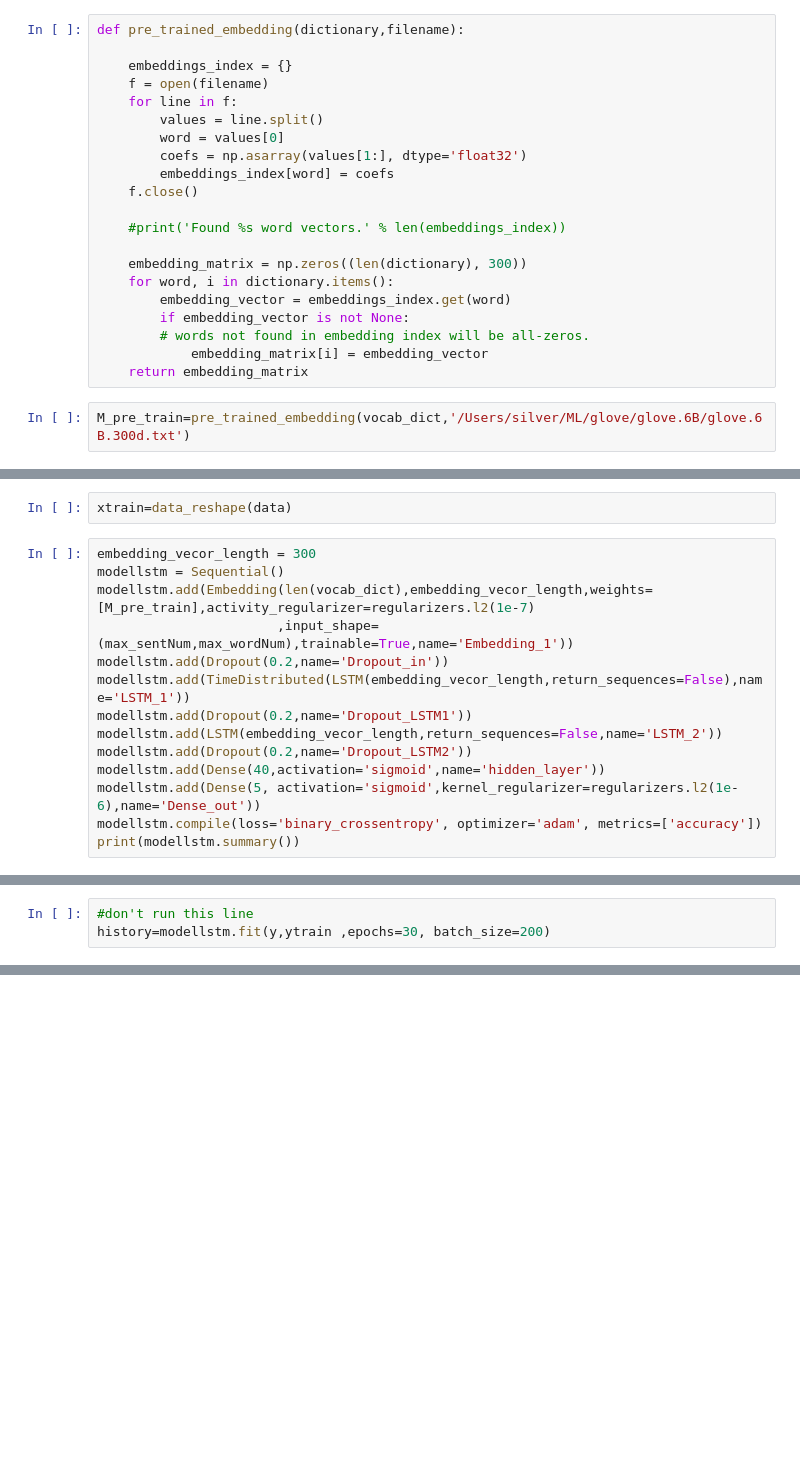
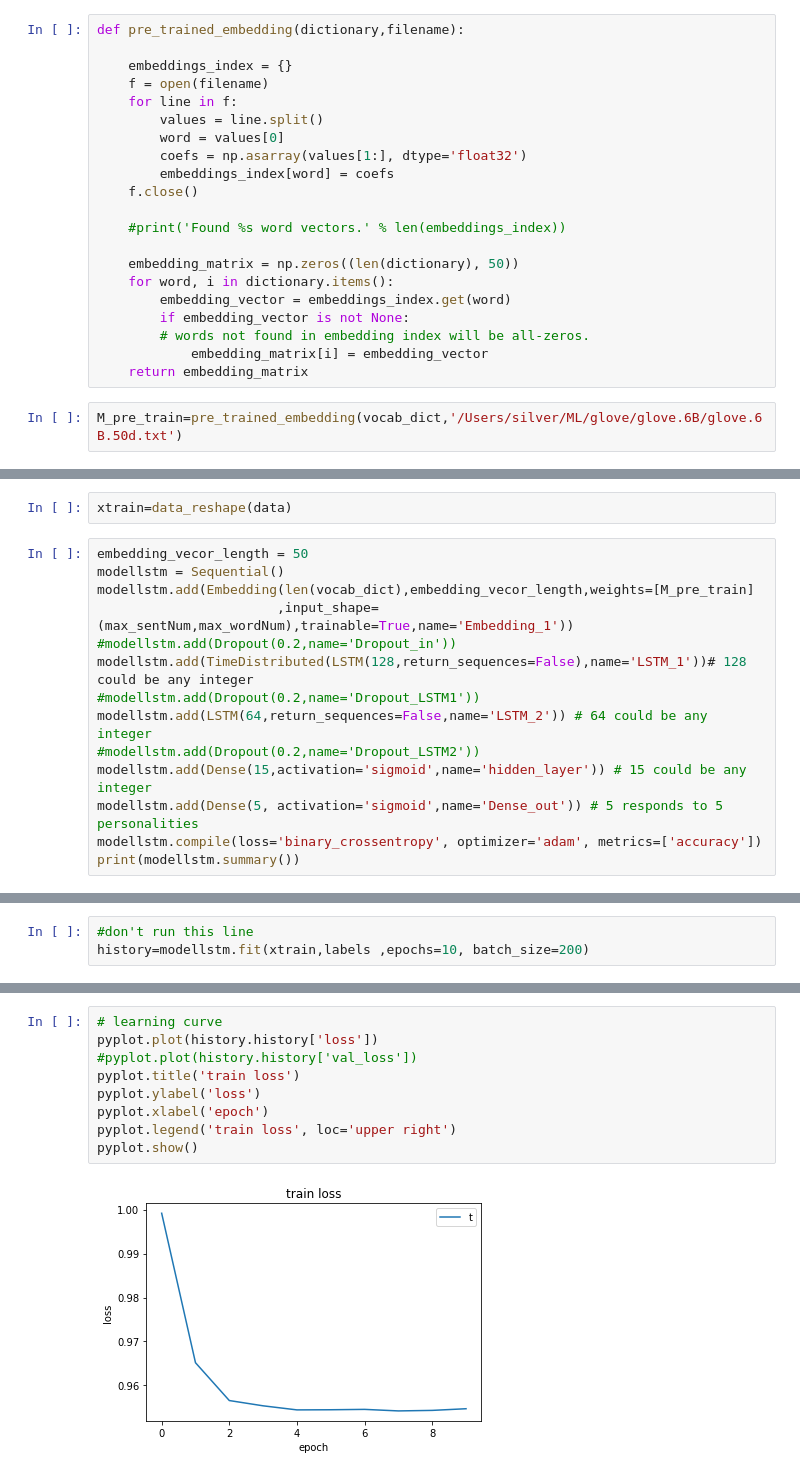
Before and after one commit to pengzhouzp/personality-detection, a Jupyter notebook: personality.ipynb, the cells around one changed output, grey strips where cells are left out. Drawn from its saved outputs; the diff is of its cells as text; blank space fills up the shorter version.

```diff
--- a/personality.ipynb
+++ b/personality.ipynb
@@ -182,7 +156,7 @@ def pre_trained_embedding(dictionary,filename):
 
     #print('Found %s word vectors.' % len(embeddings_index))
 
-    embedding_matrix = np.zeros((len(dictionary), 300))
+    embedding_matrix = np.zeros((len(dictionary), 50))
     for word, i in dictionary.items():
         embedding_vector = embeddings_index.get(word)
         if embedding_vector is not None:
@@ -190,7 +164,7 @@ def pre_trained_embedding(dictionary,filename):
             embedding_matrix[i] = embedding_vector
     return embedding_matrix
 # %%
-M_pre_train=pre_trained_embedding(vocab_dict,'/Users/silver/ML/glove/glove.6B/glove.6B.300d.txt')
+M_pre_train=pre_trained_embedding(vocab_dict,'/Users/silver/ML/glove/glove.6B/glove.6B.50d.txt')
 # %%
 #convert text to martix
 def text_to_martix(doc):
@@ -219,17 +193,17 @@ def data_reshape(data):
 # %%
 xtrain=data_reshape(data)
 # %%
-embedding_vecor_length = 300
+embedding_vecor_length = 50
 modellstm = Sequential()
-modellstm.add(Embedding(len(vocab_dict),embedding_vecor_length,weights=[M_pre_train],activity_regularizer=regularizers.l2(1e-7)
+modellstm.add(Embedding(len(vocab_dict),embedding_vecor_length,weights=[M_pre_train]
                        ,input_shape=(max_sentNum,max_wordNum),trainable=True,name='Embedding_1'))
-modellstm.add(Dropout(0.2,name='Dropout_in'))
-modellstm.add(TimeDistributed(LSTM(embedding_vecor_length,return_sequences=False),name='LSTM_1'))
-modellstm.add(Dropout(0.2,name='Dropout_LSTM1'))
-modellstm.add(LSTM(embedding_vecor_length,return_sequences=False,name='LSTM_2'))
-modellstm.add(Dropout(0.2,name='Dropout_LSTM2'))
-modellstm.add(Dense(40,activation='sigmoid',name='hidden_layer'))
-modellstm.add(Dense(5, activation='sigmoid',kernel_regularizer=regularizers.l2(1e-6),name='Dense_out'))
+#modellstm.add(Dropout(0.2,name='Dropout_in'))
+modellstm.add(TimeDistributed(LSTM(128,return_sequences=False),name='LSTM_1'))# 128 could be any integer
+#modellstm.add(Dropout(0.2,name='Dropout_LSTM1'))
+modellstm.add(LSTM(64,return_sequences=False,name='LSTM_2')) # 64 could be any integer
+#modellstm.add(Dropout(0.2,name='Dropout_LSTM2'))
+modellstm.add(Dense(15,activation='sigmoid',name='hidden_layer')) # 15 could be any integer
+modellstm.add(Dense(5, activation='sigmoid',name='Dense_out')) # 5 responds to 5 personalities
 modellstm.compile(loss='binary_crossentropy', optimizer='adam', metrics=['accuracy'])
 print(modellstm.summary())
 # %% [output]
@@ -252,5 +227,5 @@ _________________________________________________________________
 None
 # %%
 #don't run this line
-history=modellstm.fit(y,ytrain ,epochs=30, batch_size=200)
+history=modellstm.fit(xtrain,labels ,epochs=10, batch_size=200)
 # %% [output]
@@ -257,0 +242,11 @@ Epoch 1/30
+# %%
+# learning curve
+pyplot.plot(history.history['loss'])
+#pyplot.plot(history.history['val_loss'])
+pyplot.title('train loss')
+pyplot.ylabel('loss')
+pyplot.xlabel('epoch')
+pyplot.legend('train loss', loc='upper right')
+pyplot.show()
+# %% [output]
+[figure, added]
```
Also changed, not shown: parts of 9 cells of this notebook.
